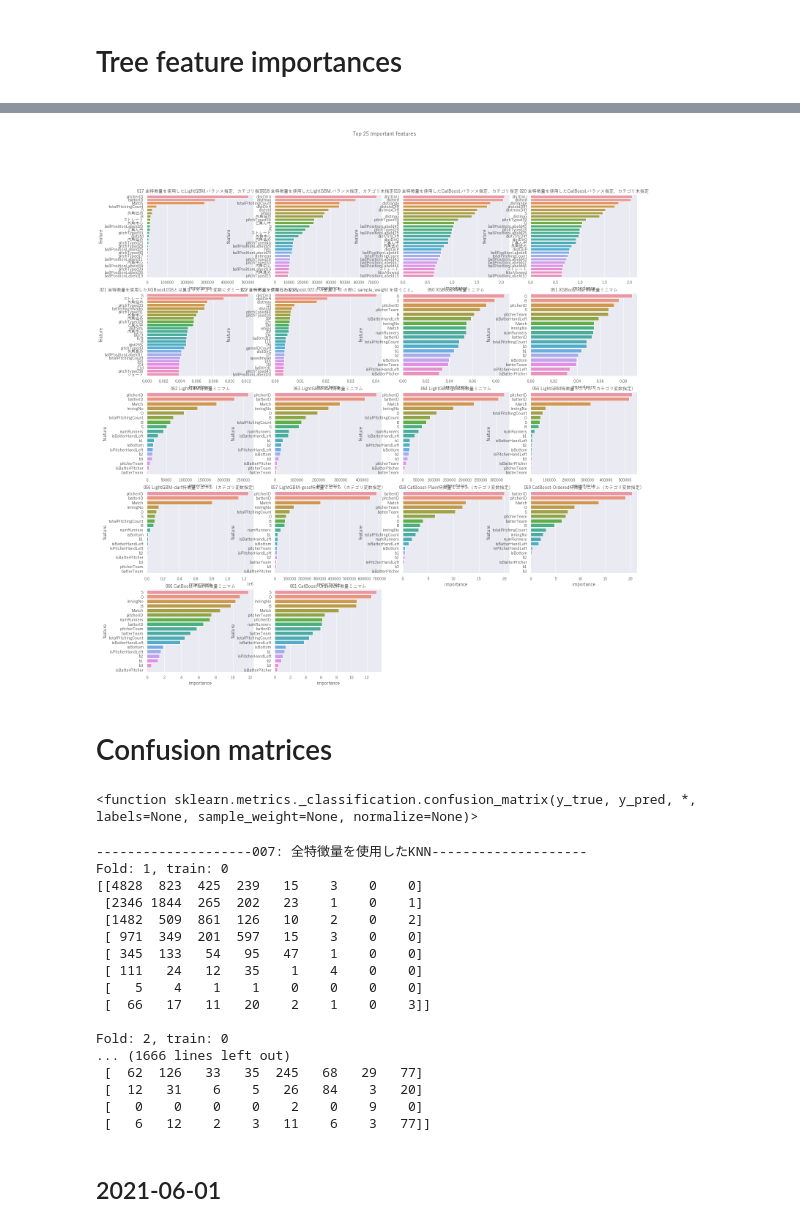
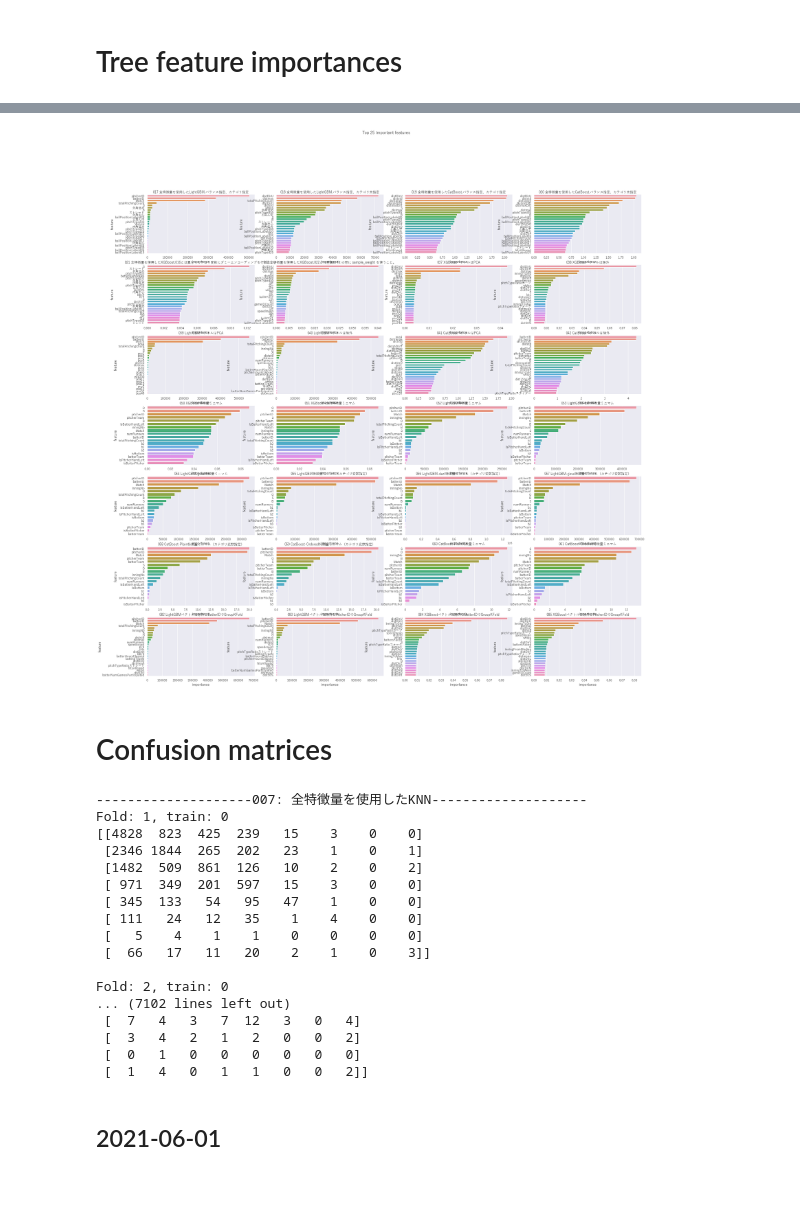
Before and after one commit to Quvotha/probspace-npb, a Jupyter notebook: experiments/Note.ipynb, the cells around one changed output, grey strips where cells are left out. Saved outputs shown, nothing was run; the diff lists cells and outputs as text; code cells hidden in the pictures; blank space fills up the shorter version.

```diff
--- a/experiments/Note.ipynb
+++ b/experiments/Note.ipynb
@@ -21 +21,10 @@ pd.options.display.max_rows = 100
 sns.set(font='Yu Gothic')
+# %%
+metric_dfs = []
+for filepath in glob.glob(os.path.join('*', 'metrics.csv')):
+    metric_df = pd.read_csv(filepath)
+    metric_df = metric_df.rename(columns={'Unnamed: 0': 'statistic'}).reset_index(drop=True)
+    metric_df['expNo'] = filepath[:3]
+    metric_dfs.append(metric_df)
+metrics = pd.concat(metric_dfs).dropna()
+metrics
@@ -173,19 +258,15 @@ imp_df.groupby('feature').importanceRank.describe().sort_values('50%').reset_ind
 # %%
-fig = plt.figure(figsize=(24., 24.))
+fig = plt.figure(figsize=(32., 32.))
 fig.suptitle('Top 25 important features')
 for i, (exp_no, df) in enumerate(imp_df.groupby('expNo')):
-    plt.subplot(5, 4, i + 1)
+    plt.subplot(7, 4, i + 1)
     sns.barplot(y='feature', x='importance', data=df.sort_values('importanceRank').head(25))
     plt.title(exp_no + ' ' + submissions.query(f'expNo == "{exp_no}"').Note.values[0])
     sns.despine()
 # %% [output]
-[figure, old version]
+[figure, new version]
 # %% [markdown]
 # Confusion matrices
-# %%
-confusion_matrix
-# %% [output]
-<function sklearn.metrics._classification.confusion_matrix(y_true, y_pred, *, labels=None, sample_weight=None, normalize=None)>
 # %%
 for filepath in glob.glob(os.path.join('*', 'cross_validation.csv')):
     cv_result = pd.read_csv(filepath)
@@ -212,11 +293,11 @@ Fold: 1, train: 0
  [  66   17   11   20    2    1    0    3]]
 
 Fold: 2, train: 0
-... (1666 lines left out)
- [  62  126   33   35  245   68   29   77]
- [  12   31    6    5   26   84    3   20]
- [   0    0    0    0    2    0    9    0]
- [   6   12    2    3   11    6    3   77]]
+... (7102 lines left out)
+ [  7   4   3   7  12   3   0   4]
+ [  3   4   2   1   2   0   0   2]
+ [  0   1   0   0   0   0   0   0]
+ [  1   4   0   1   1   0   0   2]]
 # %% [markdown]
 ## 2021-06-01
 # %% [markdown]
```
Also changed, not shown: parts of 44 cells of this notebook, 14 other files.
